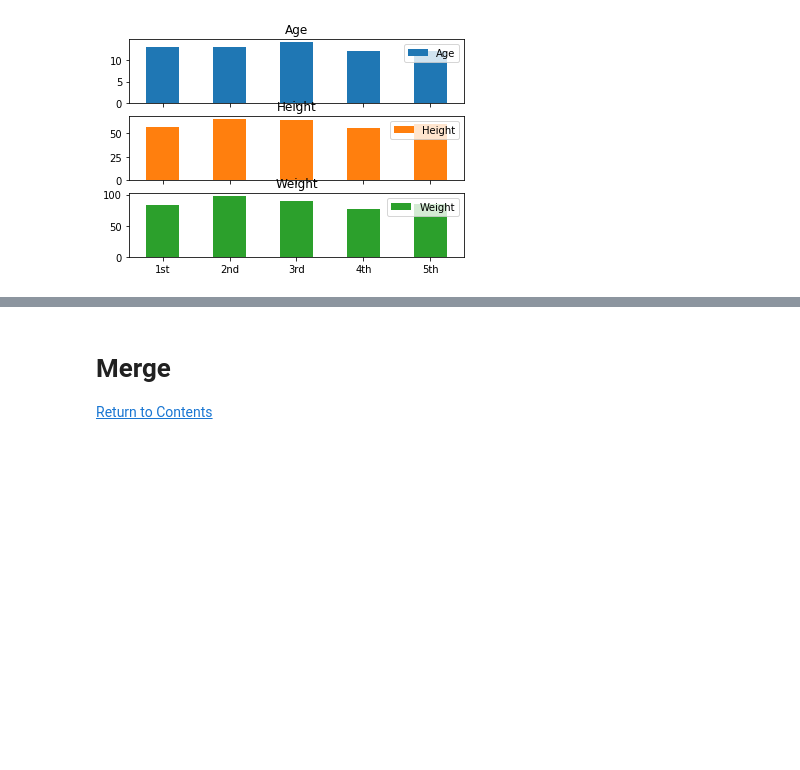
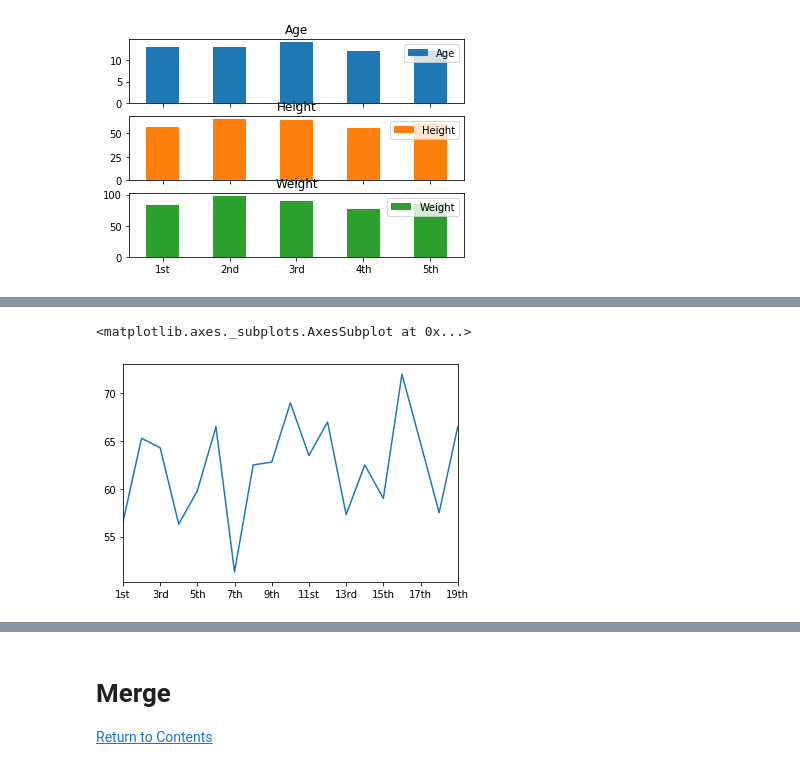
Before and after one commit to User-zwj/Pandas-Practice, a Jupyter notebook: Pandas Exercise.ipynb, the cells around one changed output, grey strips where cells are left out. Drawn from its saved outputs; the diff is of its cells as text; code cells hidden in the pictures; blank space fills up the shorter version.

```diff
--- a/Pandas Exercise.ipynb
+++ b/Pandas Exercise.ipynb
@@ -700,0 +747,5 @@ df.iloc[0:5].plot.bar(rot=0, subplots=True);
+# %%
+df['Height'].plot()
+# %% [output]
+<matplotlib.axes._subplots.AxesSubplot at 0x...>
+[figure, added]
```
Also changed, not shown: parts of 10 cells of this notebook.
